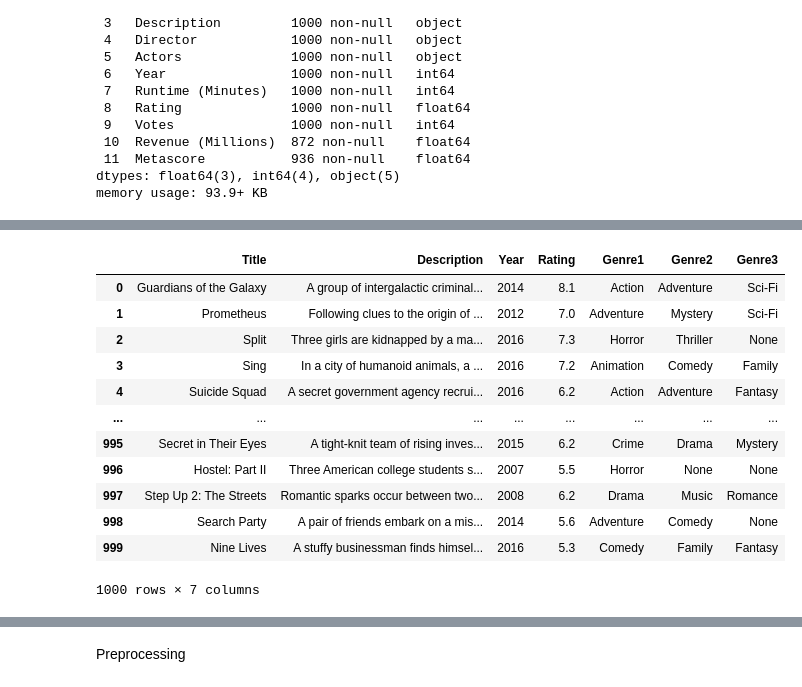
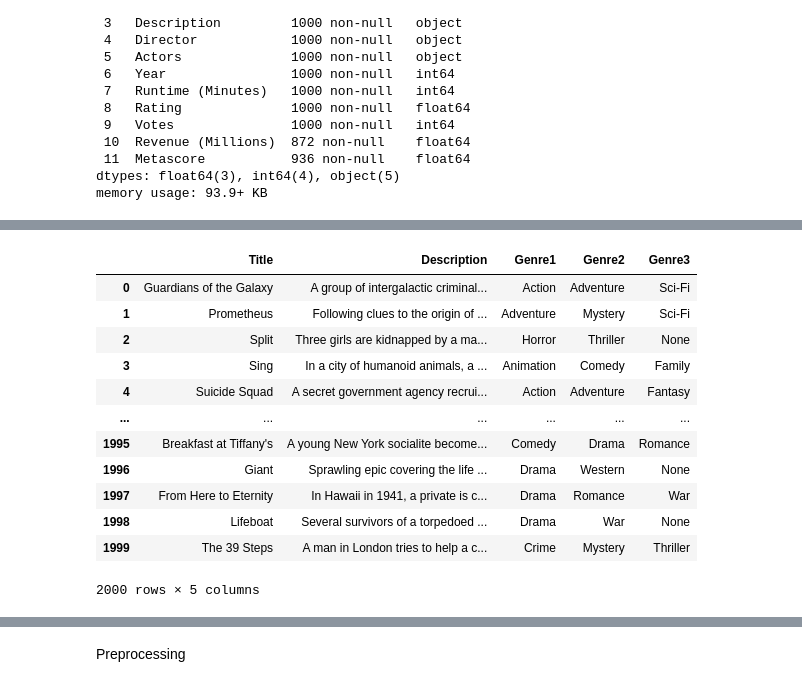
Before and after one commit to kemalhiero/tb_apm, a Jupyter notebook: app.ipynb, the cells around one changed output, grey strips where cells are left out. Cells and saved outputs as stored; diff of their text form; code cells hidden in the pictures.

```diff
--- a/app.ipynb
+++ b/app.ipynb
@@ -41,7 +41,7 @@ memory usage: 93.9+ KB
 # %%
 # hapus atribut yang tidak relevan
 
-att_tdk_relevan = ['Rank', 'Director', 'Actors', 'Runtime (Minutes)', 'Revenue (Millions)', 'Metascore', 'Votes' ]
+att_tdk_relevan = ['Rank', 'Director', 'Actors', 'Runtime (Minutes)', 'Revenue (Millions)', 'Metascore', 'Votes', 'Year', 'Rating' ]
 data = data.drop(att_tdk_relevan, axis=1)
-data
+data.head()
 # %% [output]
@@ -75,0 +69,13 @@ memory usage: 39.2+ KB
+# %%
+data2 = pd.read_csv('data/imdb_top_1000.csv')
+
+att_tdk_relevan = ['Poster_Link', 'Certificate', 'Runtime', 'Meta_score', 'Director', 'Star1', 'Star2', 'Star3', 'Star4', 'No_of_Votes', 'Gross', 'Released_Year', 'IMDB_Rating' ]
+data2 = data2.drop(att_tdk_relevan, axis=1)
+
+# Mengubah nama beberapa kolom sekaligus
+data2.rename(columns={'Series_Title': 'Title', 'Overview': 'Description'}, inplace=True)
+
+urutan_kolom = ['Title', 'Genre', 'Description', 'Year', 'Rating' ]
+data2.reindex(columns=urutan_kolom)
+
+data2.head()
@@ -76,19 +89,28 @@ memory usage: 39.2+ KB
 # %%
+# Gabung data 1 dengan data 2
+
+merged_data = pd.concat([data, data2], ignore_index=True)
+# merged_data['Genre'] = merged_data['Genre'].apply(lambda x: x.split(','))
+
 # pecah fitur genre menjadi beberapa kolom, yaitu genre1, genre2, dan genre3
-data[['Genre1', 'Genre2', 'Genre3']] = data['Genre'].str.split(',', expand=True)
-data = data.drop('Genre', axis=1)
-data
+merged_data[['Genre1', 'Genre2', 'Genre3']] = merged_data['Genre'].str.split(',', expand=True)
+merged_data = merged_data.drop('Genre', axis=1)
+
+# dijadikan ke file csv baru
+merged_data.to_csv('data/data_film.csv', index=False)
+
+merged_data
 # %% [output]
-|  | Title | Description | Year | Rating | Genre1 | Genre2 | Genre3 |
-| 0 | Guardians of the Galaxy | A group of intergalactic criminal... | 2014 | 8.1 | Action | Adventure | Sci-Fi |
-| 1 | Prometheus | Following clues to the origin of ... | 2012 | 7.0 | Adventure | Mystery | Sci-Fi |
-| 2 | Split | Three girls are kidnapped by a ma... | 2016 | 7.3 | Horror | Thriller | None |
-| 3 | Sing | In a city of humanoid animals, a ... | 2016 | 7.2 | Animation | Comedy | Family |
-| 4 | Suicide Squad | A secret government agency recrui... | 2016 | 6.2 | Action | Adventure | Fantasy |
-| ... | ... | ... | ... | ... | ... | ... | ... |
-| 995 | Secret in Their Eyes | A tight-knit team of rising inves... | 2015 | 6.2 | Crime | Drama | Mystery |
-| 996 | Hostel: Part II | Three American college students s... | 2007 | 5.5 | Horror | None | None |
-| 997 | Step Up 2: The Streets | Romantic sparks occur between two... | 2008 | 6.2 | Drama | Music | Romance |
-| 998 | Search Party | A pair of friends embark on a mis... | 2014 | 5.6 | Adventure | Comedy | None |
-| 999 | Nine Lives | A stuffy businessman finds himsel... | 2016 | 5.3 | Comedy | Family | Fantasy |
+|  | Title | Description | Genre1 | Genre2 | Genre3 |
+| 0 | Guardians of the Galaxy | A group of intergalactic criminal... | Action | Adventure | Sci-Fi |
+| 1 | Prometheus | Following clues to the origin of ... | Adventure | Mystery | Sci-Fi |
+| 2 | Split | Three girls are kidnapped by a ma... | Horror | Thriller | None |
+| 3 | Sing | In a city of humanoid animals, a ... | Animation | Comedy | Family |
+| 4 | Suicide Squad | A secret government agency recrui... | Action | Adventure | Fantasy |
+| ... | ... | ... | ... | ... | ... |
+| 1995 | Breakfast at Tiffany's | A young New York socialite become... | Comedy | Drama | Romance |
+| 1996 | Giant | Sprawling epic covering the life ... | Drama | Western | None |
+| 1997 | From Here to Eternity | In Hawaii in 1941, a private is c... | Drama | Romance | War |
+| 1998 | Lifeboat | Several survivors of a torpedoed ... | Drama | War | None |
+| 1999 | The 39 Steps | A man in London tries to help a c... | Crime | Mystery | Thriller |
-1000 rows × 7 columns
+2000 rows × 5 columns
```
Also changed, not shown: parts of 19 cells of this notebook, 10 other files.
